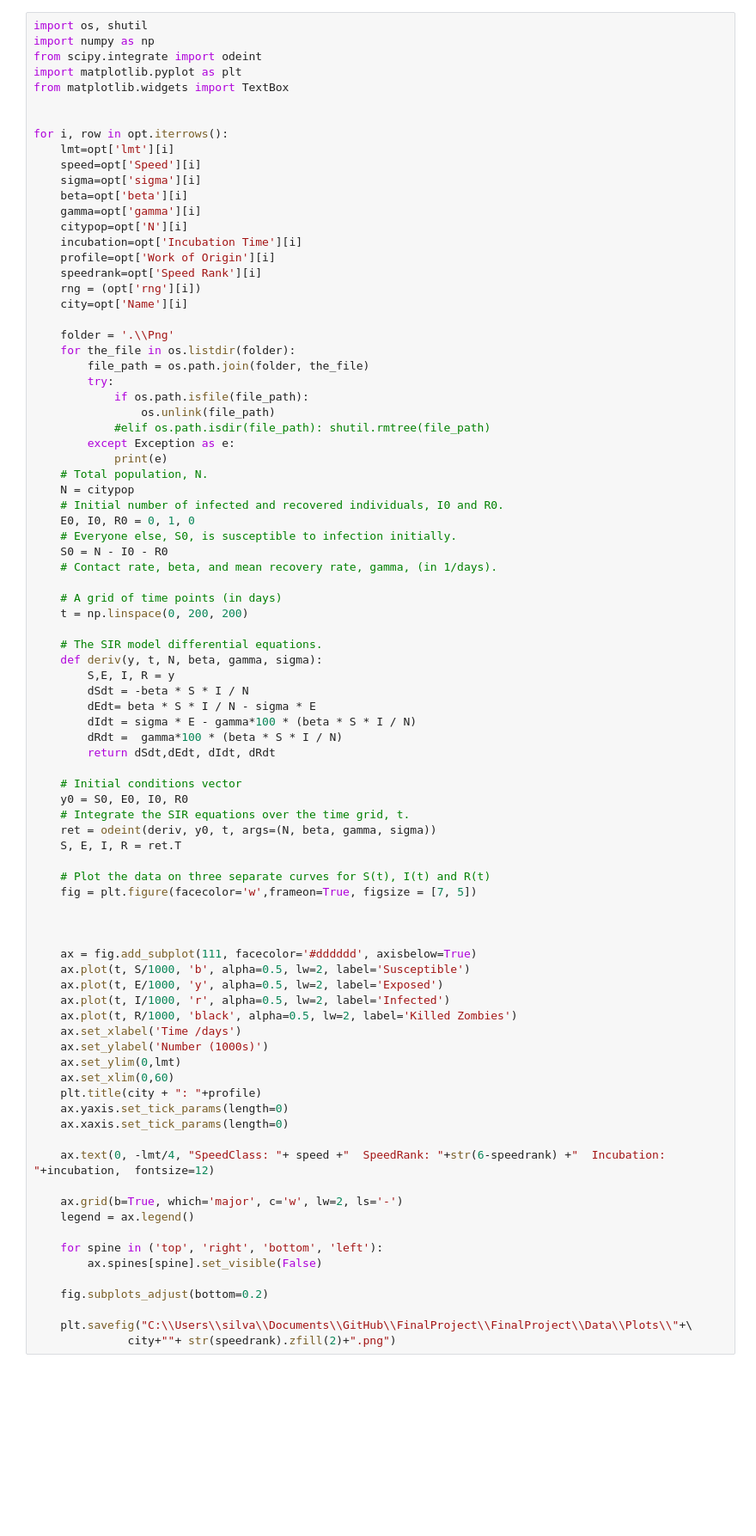
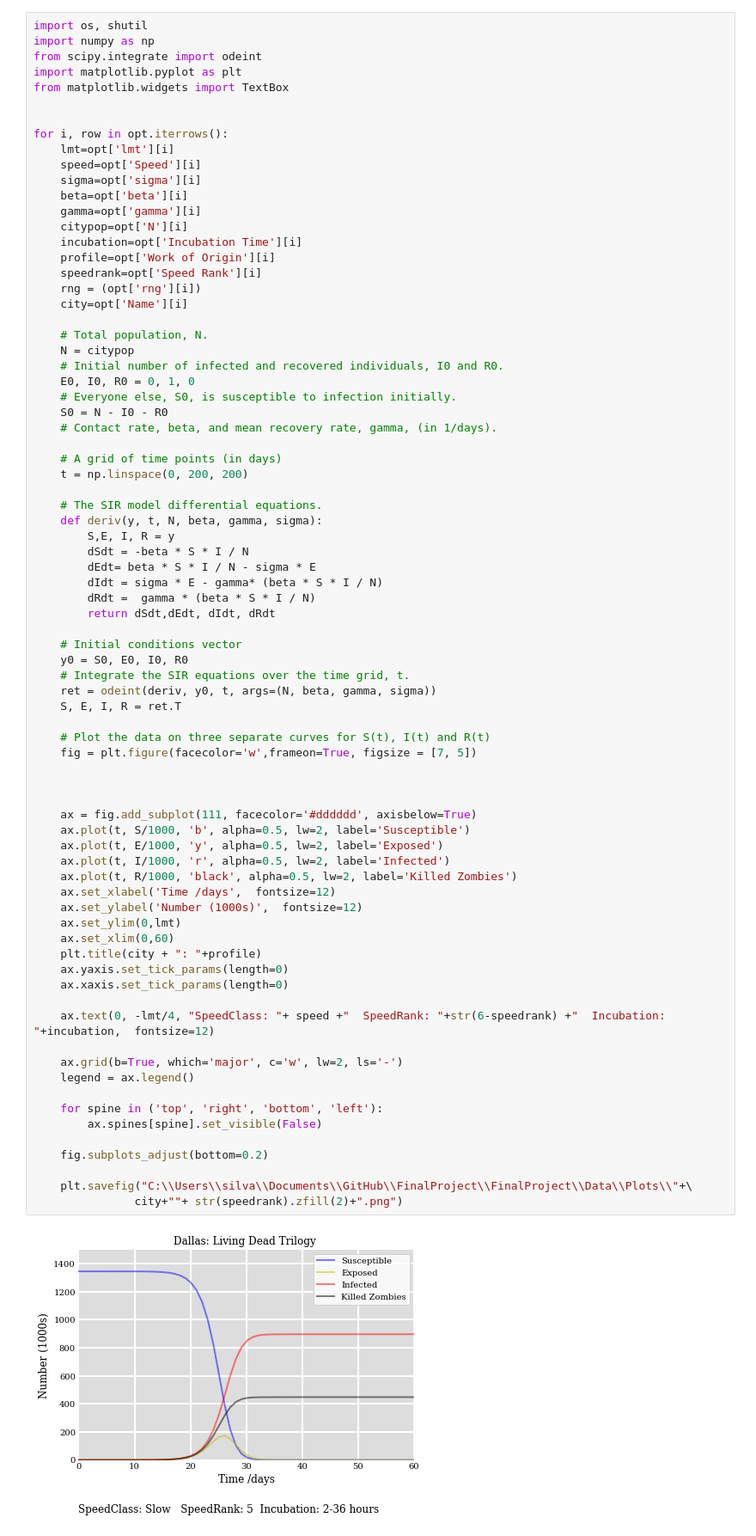
Before and after one commit to SSMDFW/FinalProject, a Jupyter notebook: Data/Pyplotloop.ipynb, the cells around one changed output. Shown at 86% size. Drawn from its saved outputs; the diff is of its cells as text; blank space fills up the shorter version.

```diff
--- a/Data/Pyplotloop.ipynb
+++ b/Data/Pyplotloop.ipynb
@@ -71,15 +71,6 @@ for i, row in opt.iterrows():
     rng = (opt['rng'][i])
     city=opt['Name'][i]
 
-    folder = '.\\Png'
-    for the_file in os.listdir(folder):
-        file_path = os.path.join(folder, the_file)
-        try:
-            if os.path.isfile(file_path):
-                os.unlink(file_path)
-            #elif os.path.isdir(file_path): shutil.rmtree(file_path)
-        except Exception as e:
-            print(e)
     # Total population, N.
     N = citypop
     # Initial number of infected and recovered individuals, I0 and R0.
@@ -96,8 +87,8 @@ for i, row in opt.iterrows():
         S,E, I, R = y
         dSdt = -beta * S * I / N
         dEdt= beta * S * I / N - sigma * E
-        dIdt = sigma * E - gamma*100 * (beta * S * I / N)
-        dRdt =  gamma*100 * (beta * S * I / N)
+        dIdt = sigma * E - gamma* (beta * S * I / N)
+        dRdt =  gamma * (beta * S * I / N)
         return dSdt,dEdt, dIdt, dRdt
 
     # Initial conditions vector
@@ -107,33 +98,34 @@ for i, row in opt.iterrows():
     S, E, I, R = ret.T
 
     # Plot the data on three separate curves for S(t), I(t) and R(t)
     fig = plt.figure(facecolor='w',frameon=True, figsize = [7, 5])
 
 
 
     ax = fig.add_subplot(111, facecolor='#dddddd', axisbelow=True)
     ax.plot(t, S/1000, 'b', alpha=0.5, lw=2, label='Susceptible')
     ax.plot(t, E/1000, 'y', alpha=0.5, lw=2, label='Exposed')
     ax.plot(t, I/1000, 'r', alpha=0.5, lw=2, label='Infected')
     ax.plot(t, R/1000, 'black', alpha=0.5, lw=2, label='Killed Zombies')
-    ax.set_xlabel('Time /days')
-    ax.set_ylabel('Number (1000s)')
+    ax.set_xlabel('Time /days',  fontsize=12)
+    ax.set_ylabel('Number (1000s)',  fontsize=12)
     ax.set_ylim(0,lmt)
     ax.set_xlim(0,60)
     plt.title(city + ": "+profile)
     ax.yaxis.set_tick_params(length=0)
     ax.xaxis.set_tick_params(length=0)
 
     ax.text(0, -lmt/4, "SpeedClass: "+ speed +"  SpeedRank: "+str(6-speedrank) +"  Incubation: "+incubation,  fontsize=12)
 
     ax.grid(b=True, which='major', c='w', lw=2, ls='-')
     legend = ax.legend()
 
     for spine in ('top', 'right', 'bottom', 'left'):
         ax.spines[spine].set_visible(False)
 
     fig.subplots_adjust(bottom=0.2)
 
     plt.savefig("C:\\Users\\silva\\Documents\\GitHub\\FinalProject\\FinalProject\\Data\\Plots\\"+\
-              city+""+ str(speedrank).zfill(2)+".png")
+               city+""+ str(speedrank).zfill(2)+".png")
 # %% [output]
+[figure, new version]
```
Also changed, not shown: parts of 3 cells of this notebook, 27 other files.
